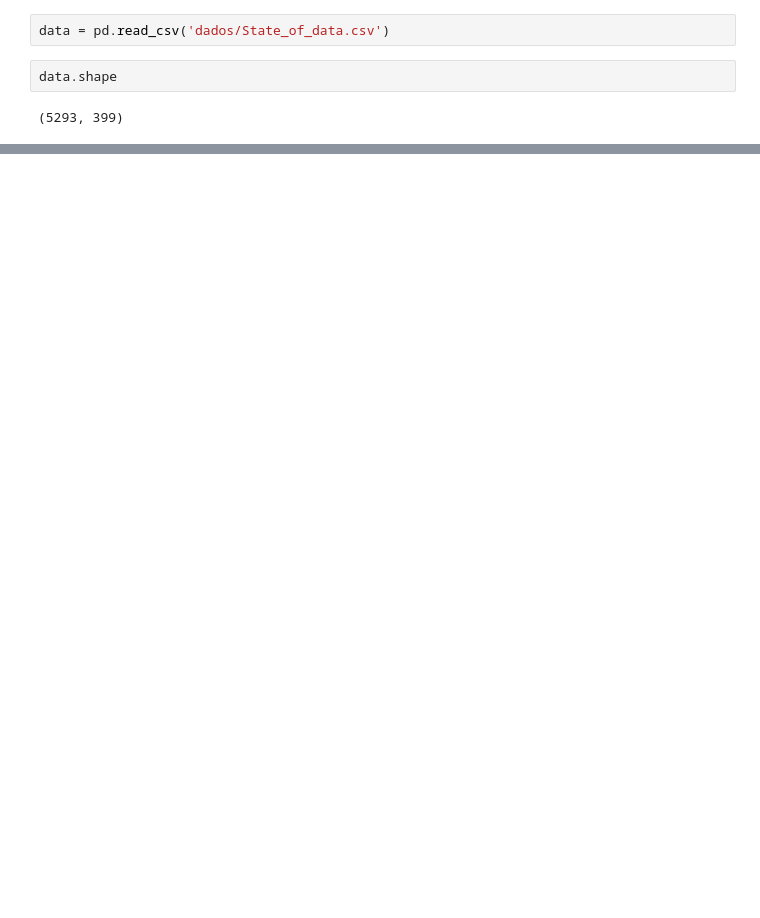
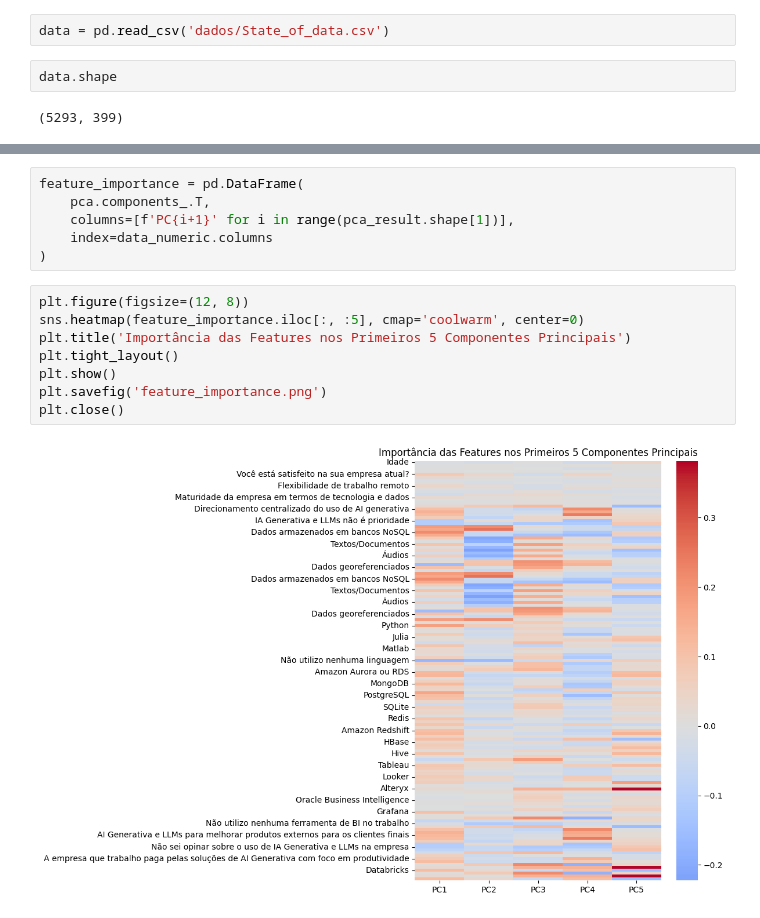
Before and after one commit to Otto-Samuel/state-of-data-brasil-2023, a Jupyter notebook: carregando.ipynb, the cells around one changed output, grey strips where cells are left out. Saved outputs shown, nothing was run; the diff lists cells and outputs as text; blank space fills up the shorter version.

```diff
--- a/carregando.ipynb
+++ b/carregando.ipynb
@@ -28,0 +152,16 @@ data.columns = [limpar_coluna(col) for col in data.columns]
+# %%
+feature_importance = pd.DataFrame(
+    pca.components_.T,
+    columns=[f'PC{i+1}' for i in range(pca_result.shape[1])],
+    index=data_numeric.columns
+)
+# %%
+plt.figure(figsize=(12, 8))
+sns.heatmap(feature_importance.iloc[:, :5], cmap='coolwarm', center=0)
+plt.title('Importância das Features nos Primeiros 5 Componentes Principais')
+plt.tight_layout()
+plt.show()
+plt.savefig('feature_importance.png')
+plt.close()
+# %% [output]
+[figure, added]
```
Also changed, not shown: parts of 22 cells of this notebook, 4 other files.
